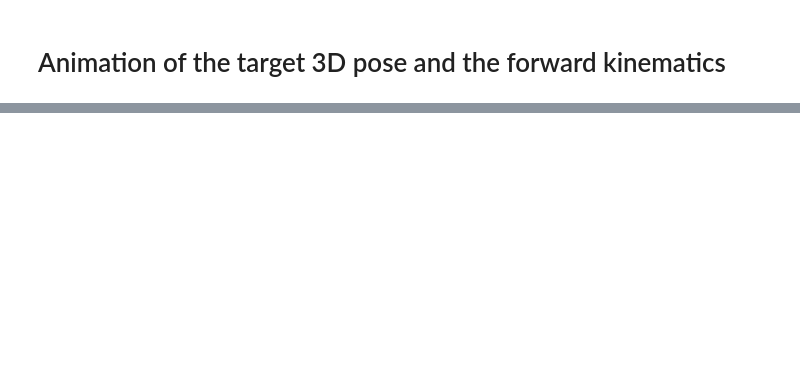
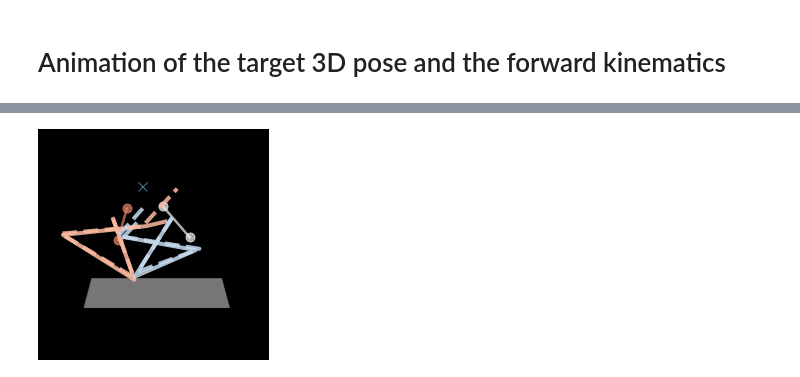
Before and after one commit to NeLy-EPFL/sequential-inverse-kinematics, a Jupyter notebook: docs/seqikpy_grooming.ipynb, the cells around one changed output, grey strips where cells are left out. Cells and saved outputs as stored; diff of their text form; code cells hidden in the pictures; blank space fills up the shorter version.

```diff
--- a/docs/seqikpy_grooming.ipynb
+++ b/docs/seqikpy_grooming.ipynb
@@ -243,14 +233,16 @@ n_frames = 300
 # change the neck points to an array
 aligned_pos['Neck'] = np.tile(aligned_pos['Neck'], (n_frames, 1, 1))
 # %%
-for azim, elev in [(90,0),(0,90)]:
-    animate_3d_points(
-        points3d=aligned_pos,
-        points3d_second=forward_kinematics,
-        export_path=data_path / f'fk_ik_elev_{elev}_azim_{azim}.mp4',
-        frame_no=n_frames,
-        elev=elev,
-        azim=azim,
-        fps=100,
-    )
+azim=0
+elev=10
+
+animate_3d_points(
+    points3d=aligned_pos,
+    points3d_second=forward_kinematics,
+    export_path=data_path / f'fk_ik_elev_{elev}_azim_{azim}.mp4',
+    frame_no=n_frames,
+    elev=elev,
+    azim=azim,
+    fps=100,
+)
 # %% [output]
@@ -257,0 +251 @@ for azim, elev in [(90,0),(0,90)]:
+[figure, added]
```
Also changed, not shown: parts of 13 cells of this notebook, 19 other files.
